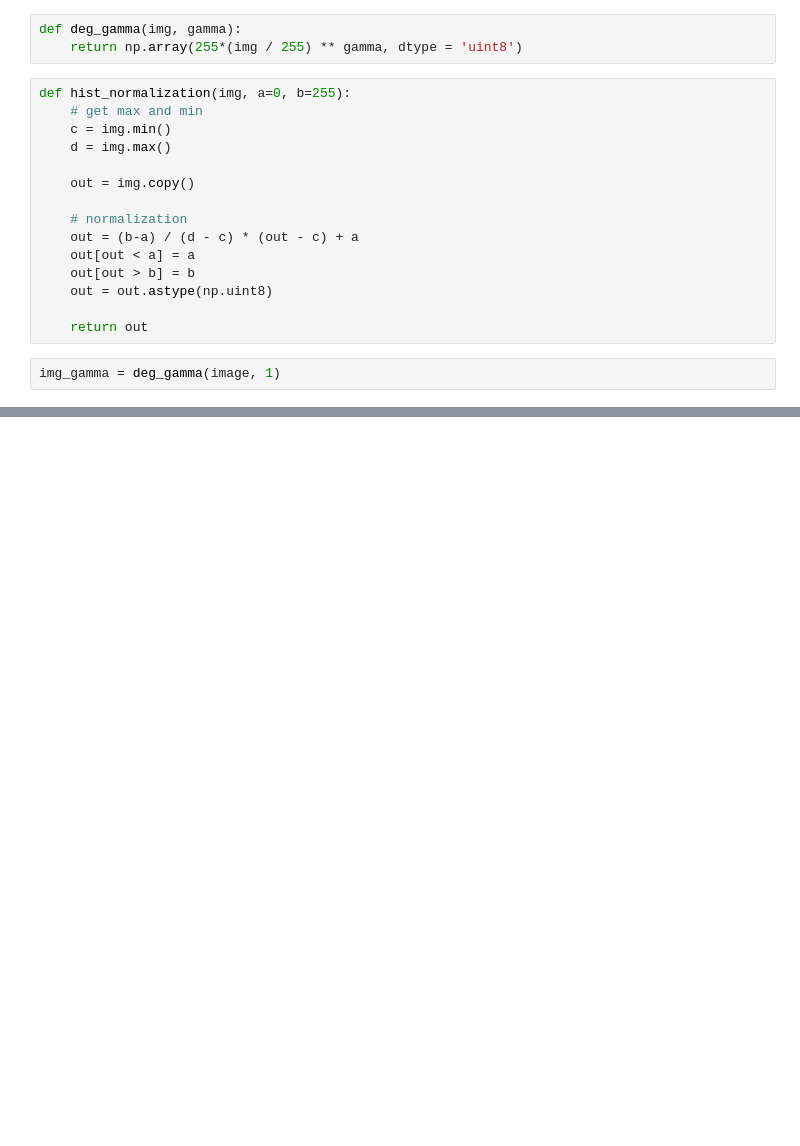
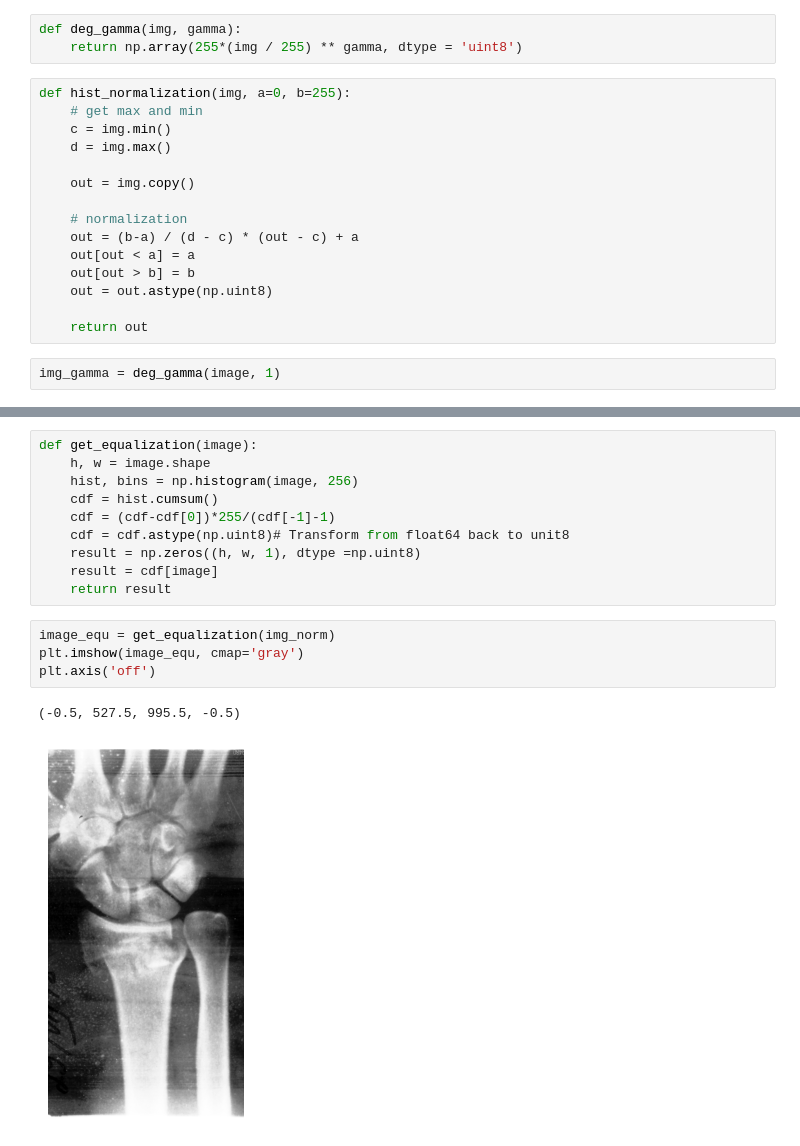
Before and after one commit to GongniR/Mag_2_semester, a Jupyter notebook: ImageProcessing/LW_1/LW_1.ipynb, the cells around one changed output, grey strips where cells are left out. Drawn from its saved outputs; the diff is of its cells as text; blank space fills up the shorter version.

```diff
--- a/ImageProcessing/LW_1/LW_1.ipynb
+++ b/ImageProcessing/LW_1/LW_1.ipynb
@@ -74,0 +95,17 @@ ravel  = get_hist(img_norm)
+# %%
+def get_equalization(image):
+    h, w = image.shape
+    hist, bins = np.histogram(image, 256)
+    cdf = hist.cumsum()
+    cdf = (cdf-cdf[0])*255/(cdf[-1]-1)
+    cdf = cdf.astype(np.uint8)# Transform from float64 back to unit8
+    result = np.zeros((h, w, 1), dtype =np.uint8)
+    result = cdf[image]
+    return result
+# %%
+image_equ = get_equalization(img_norm)
+plt.imshow(image_equ, cmap='gray')
+plt.axis('off')
+# %% [output]
+(-0.5, 527.5, 995.5, -0.5)
+[figure, added]
```
Also changed, not shown: parts of 20 cells of this notebook, 17 other files.
